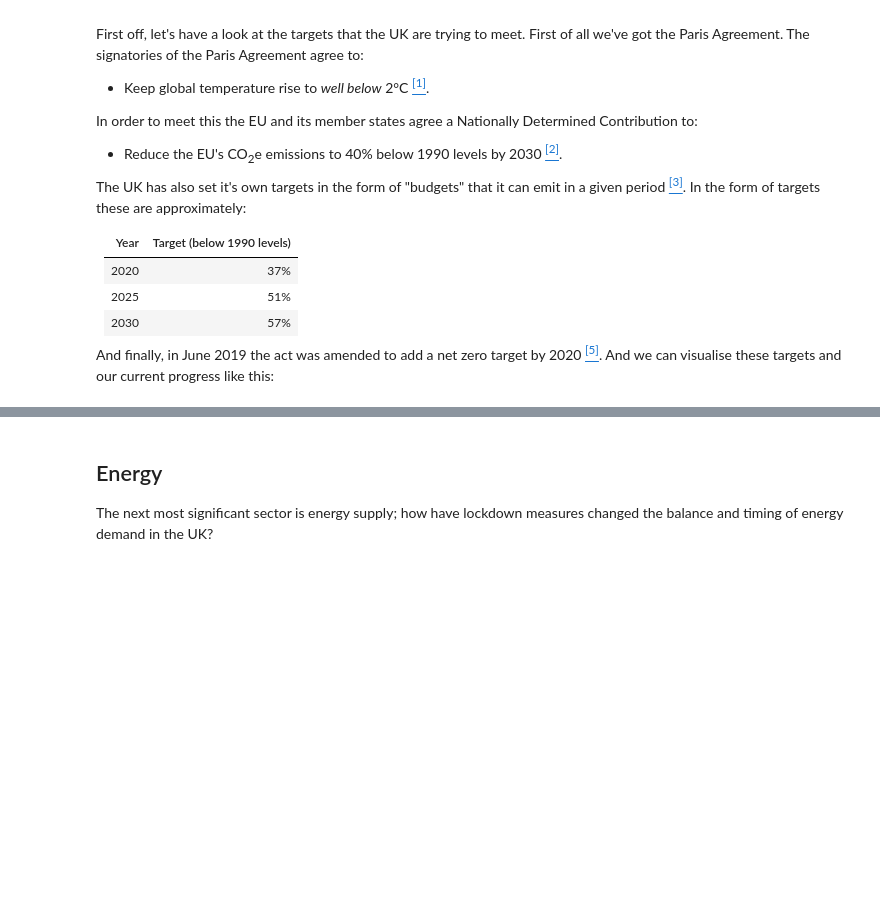
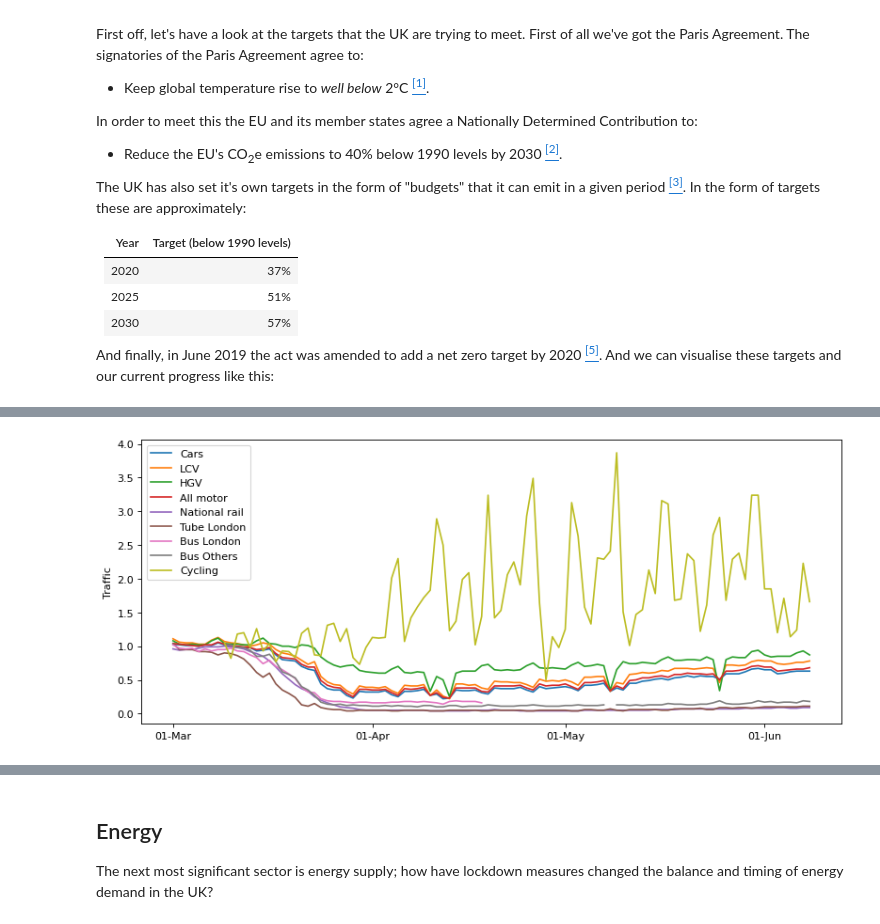
Before and after one commit to aricooperdavis/coronasaurus_NERCHackathonTwo_LearningFromLockdown, a Jupyter notebook: coronasaurus.ipynb, the cells around one changed output, grey strips where cells are left out. Saved outputs shown, nothing was run; the diff lists cells and outputs as text; code cells hidden in the pictures; blank space fills up the shorter version.

Commit message:
Integrated transport in the main file

```diff
--- a/coronasaurus.ipynb
+++ b/coronasaurus.ipynb
@@ -67,0 +70,7 @@ Poitr's work will go here.
+# %%
+from transport.Transport import Traffic
+
+traffic = Traffic(transport_file='transport/UK_transport.csv', weather_file='transport/UK_weather.csv')
+traffic.plot_transport_data(figsize=(12,5))
+# %% [output]
+[figure, added]
```
Also changed, not shown: parts of 11 cells of this notebook, 2 other files.
